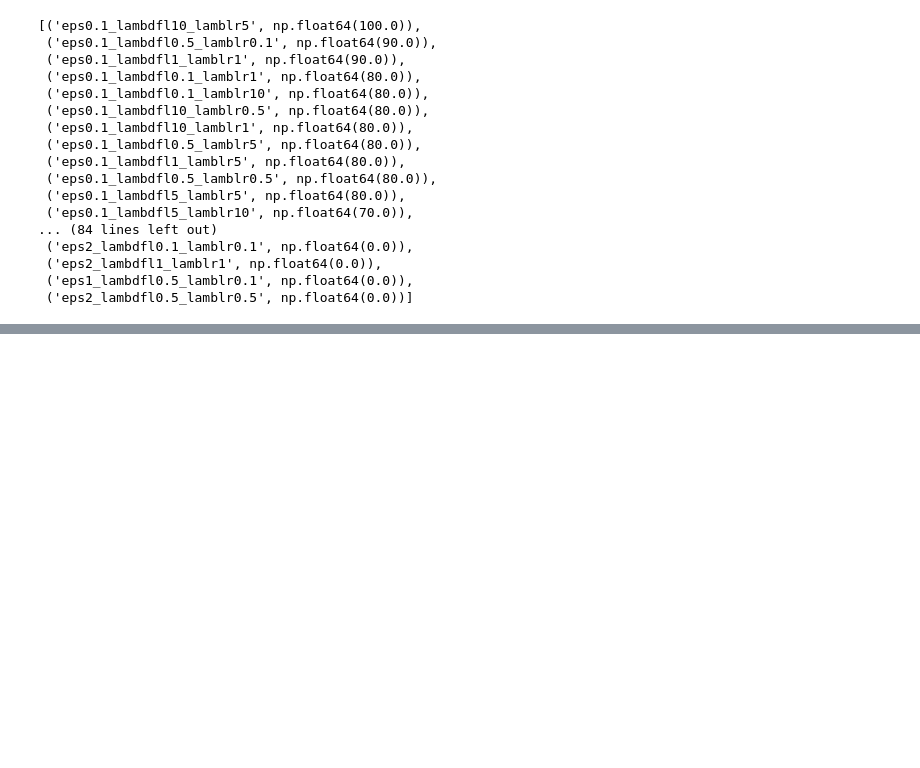
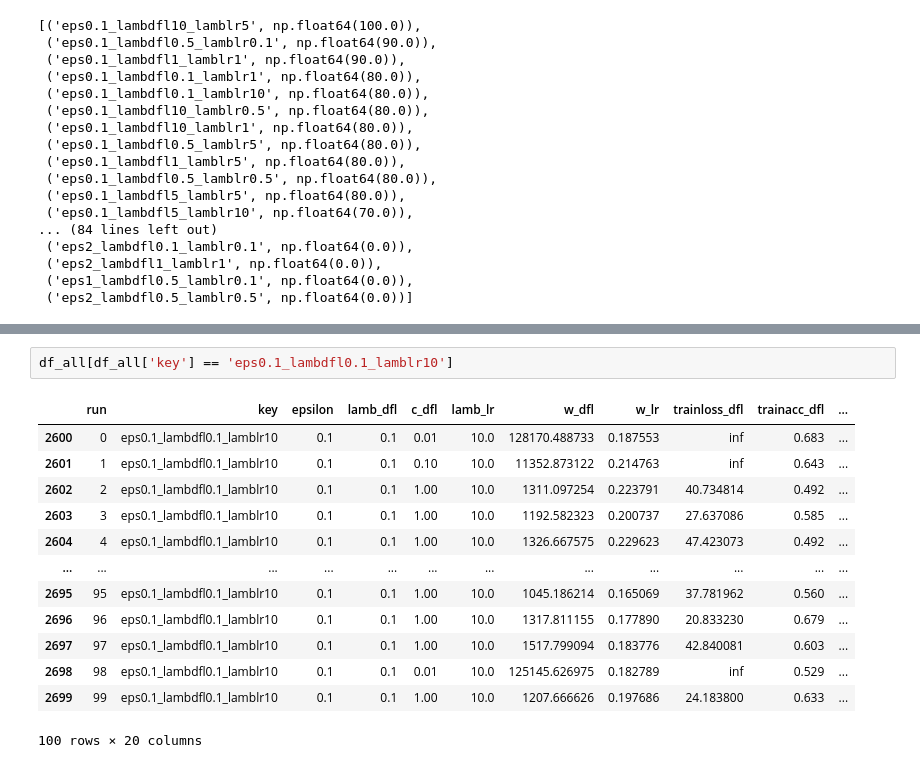
Before and after one commit to krishnacharya/dfldp, a Jupyter notebook: notebooks/dfl_vs_2stage.ipynb, the cells around one changed output, grey strips where cells are left out. Drawn from its saved outputs; the diff is of its cells as text; blank space fills up the shorter version.

```diff
--- a/notebooks/dfl_vs_2stage.ipynb
+++ b/notebooks/dfl_vs_2stage.ipynb
@@ -408,0 +428,16 @@ df_all = pd.concat([pd.read_csv(os.path.join(filepath, file)) for file in ipynb_
+# %%
+df_all[df_all['key'] == 'eps0.1_lambdfl0.1_lamblr10']
+# %% [output]
+|  | run | key | epsilon | lamb_dfl | c_dfl | lamb_lr | w_dfl | w_lr | trainloss_dfl | trainacc_dfl | ... |
+| 2600 | 0 | eps0.1_lambdfl0.1_lamblr10 | 0.1 | 0.1 | 0.01 | 10.0 | 128170.488733 | 0.187553 | inf | 0.683 | ... |
+| 2601 | 1 | eps0.1_lambdfl0.1_lamblr10 | 0.1 | 0.1 | 0.10 | 10.0 | 11352.873122 | 0.214763 | inf | 0.643 | ... |
+| 2602 | 2 | eps0.1_lambdfl0.1_lamblr10 | 0.1 | 0.1 | 1.00 | 10.0 | 1311.097254 | 0.223791 | 40.734814 | 0.492 | ... |
+| 2603 | 3 | eps0.1_lambdfl0.1_lamblr10 | 0.1 | 0.1 | 1.00 | 10.0 | 1192.582323 | 0.200737 | 27.637086 | 0.585 | ... |
+| 2604 | 4 | eps0.1_lambdfl0.1_lamblr10 | 0.1 | 0.1 | 1.00 | 10.0 | 1326.667575 | 0.229623 | 47.423073 | 0.492 | ... |
+| ... | ... | ... | ... | ... | ... | ... | ... | ... | ... | ... | ... |
+| 2695 | 95 | eps0.1_lambdfl0.1_lamblr10 | 0.1 | 0.1 | 1.00 | 10.0 | 1045.186214 | 0.165069 | 37.781962 | 0.560 | ... |
+| 2696 | 96 | eps0.1_lambdfl0.1_lamblr10 | 0.1 | 0.1 | 1.00 | 10.0 | 1317.811155 | 0.177890 | 20.833230 | 0.679 | ... |
+| 2697 | 97 | eps0.1_lambdfl0.1_lamblr10 | 0.1 | 0.1 | 1.00 | 10.0 | 1517.799094 | 0.183776 | 42.840081 | 0.603 | ... |
+| 2698 | 98 | eps0.1_lambdfl0.1_lamblr10 | 0.1 | 0.1 | 0.01 | 10.0 | 125145.626975 | 0.182789 | inf | 0.529 | ... |
+| 2699 | 99 | eps0.1_lambdfl0.1_lamblr10 | 0.1 | 0.1 | 1.00 | 10.0 | 1207.666626 | 0.197686 | 24.183800 | 0.633 | ... |
+100 rows × 20 columns
```
Also changed, not shown: parts of 4 cells of this notebook.
